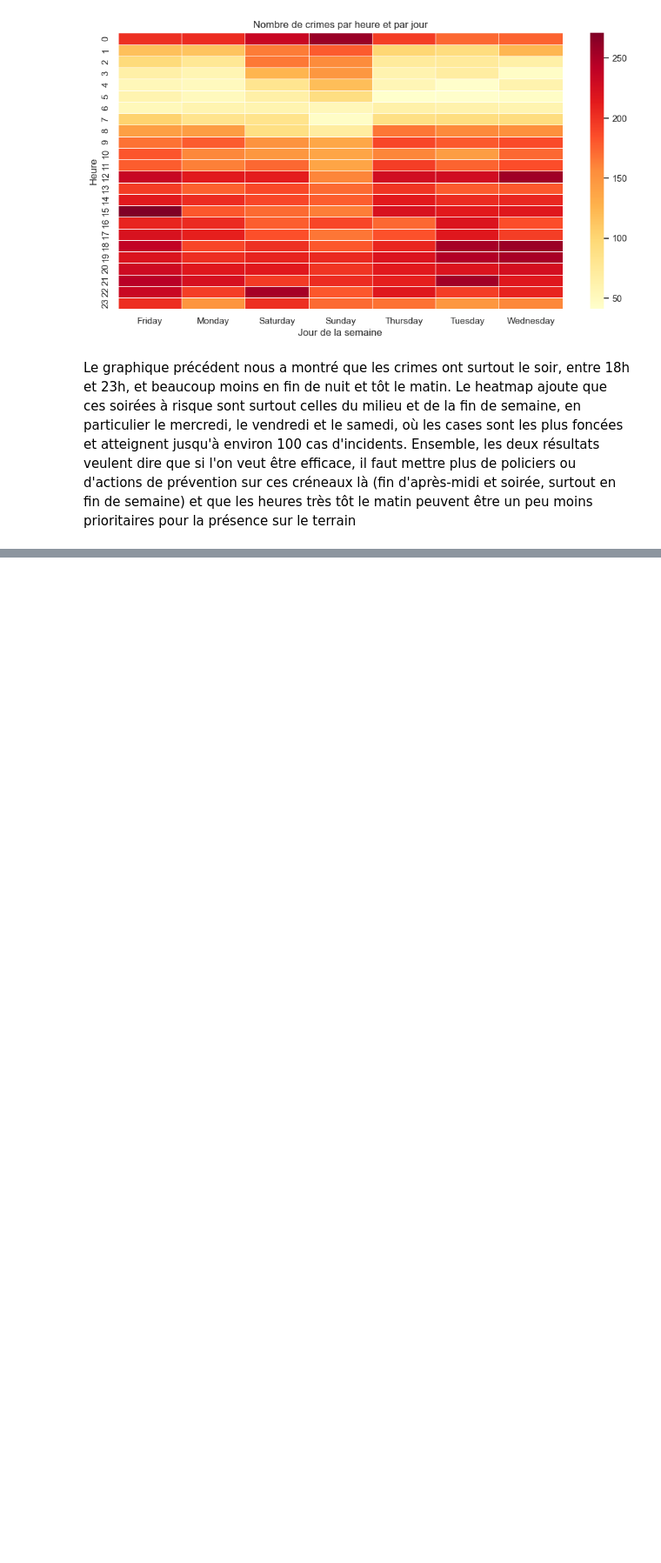
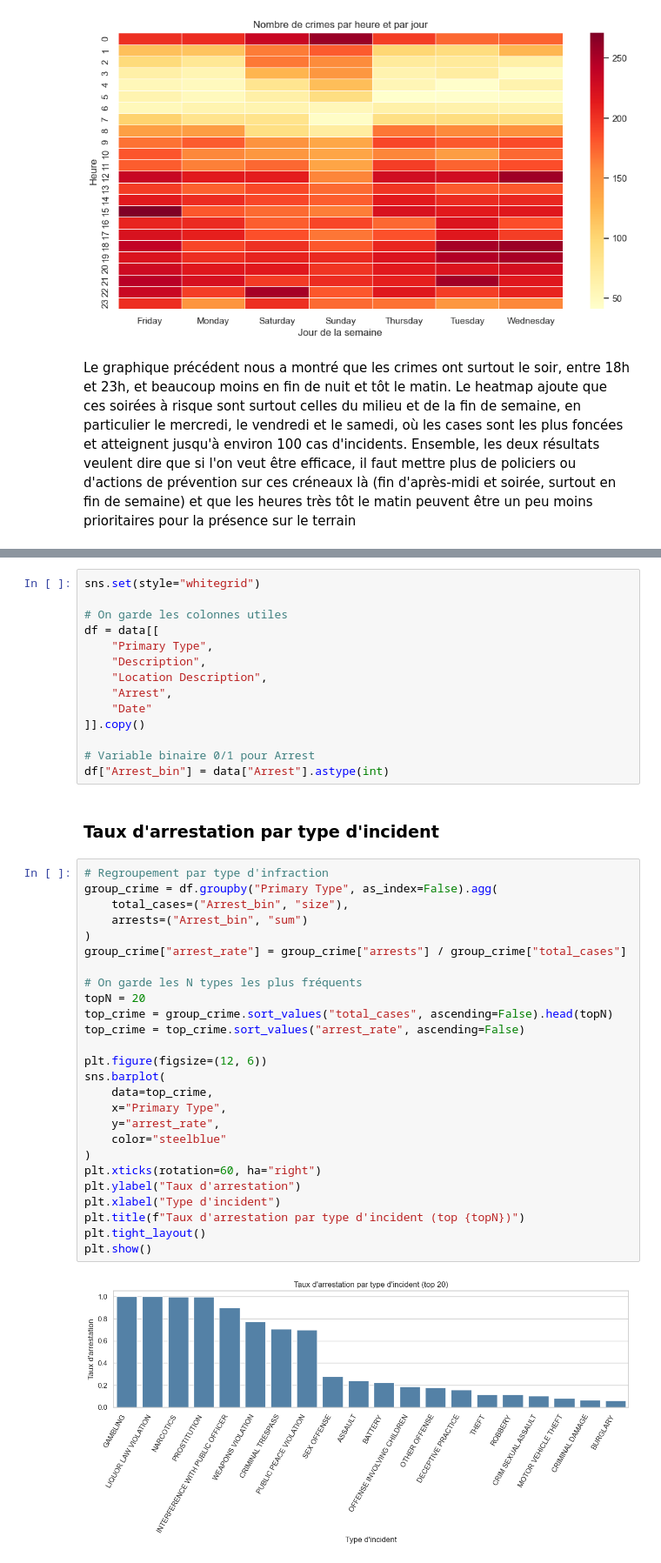
Before and after one commit to itsdav7/CrimeDB_Analysis, a Jupyter notebook: C_DB_Analysis.ipynb, the cells around one changed output, grey strips where cells are left out. Shown at 87% size. Drawn from its saved outputs; the diff is of its cells as text; blank space fills up the shorter version.

```diff
--- a/C_DB_Analysis.ipynb
+++ b/C_DB_Analysis.ipynb
@@ -1279,0 +1283,44 @@ Le graphique précédent nous a montré que les crimes ont surtout le soir, entr
+# %%
+sns.set(style="whitegrid")
+
+# On garde les colonnes utiles
+df = data[[
+    "Primary Type",
+    "Description",
+    "Location Description",
+    "Arrest",
+    "Date"
+]].copy()
+
+# Variable binaire 0/1 pour Arrest
+df["Arrest_bin"] = data["Arrest"].astype(int)
+# %% [markdown]
+### Taux d'arrestation par type d'incident
+# %%
+# Regroupement par type d'infraction
+group_crime = df.groupby("Primary Type", as_index=False).agg(
+    total_cases=("Arrest_bin", "size"),
+    arrests=("Arrest_bin", "sum")
+)
+group_crime["arrest_rate"] = group_crime["arrests"] / group_crime["total_cases"]
+
+# On garde les N types les plus fréquents
+topN = 20
+top_crime = group_crime.sort_values("total_cases", ascending=False).head(topN)
+top_crime = top_crime.sort_values("arrest_rate", ascending=False)
+
+plt.figure(figsize=(12, 6))
+sns.barplot(
+    data=top_crime,
+    x="Primary Type",
+    y="arrest_rate",
+    color="steelblue"
+)
+plt.xticks(rotation=60, ha="right")
+plt.ylabel("Taux d'arrestation")
+plt.xlabel("Type d'incident")
+plt.title(f"Taux d'arrestation par type d'incident (top {topN})")
+plt.tight_layout()
+plt.show()
+# %% [output]
+[figure, added]
```
Also changed, not shown: parts of 24 cells of this notebook.
